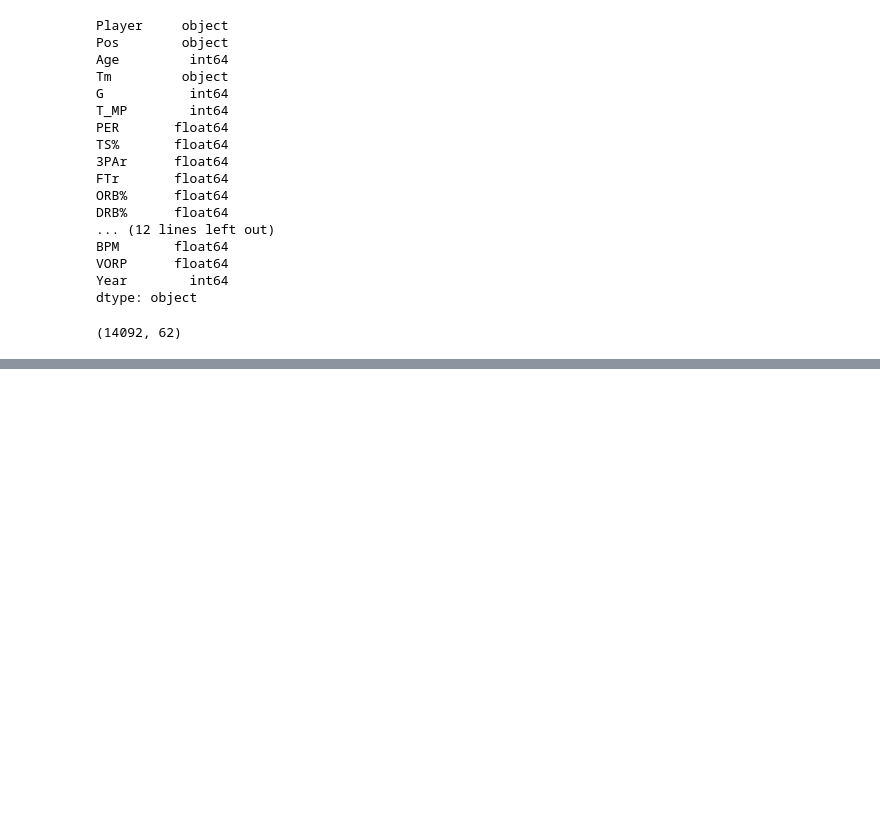
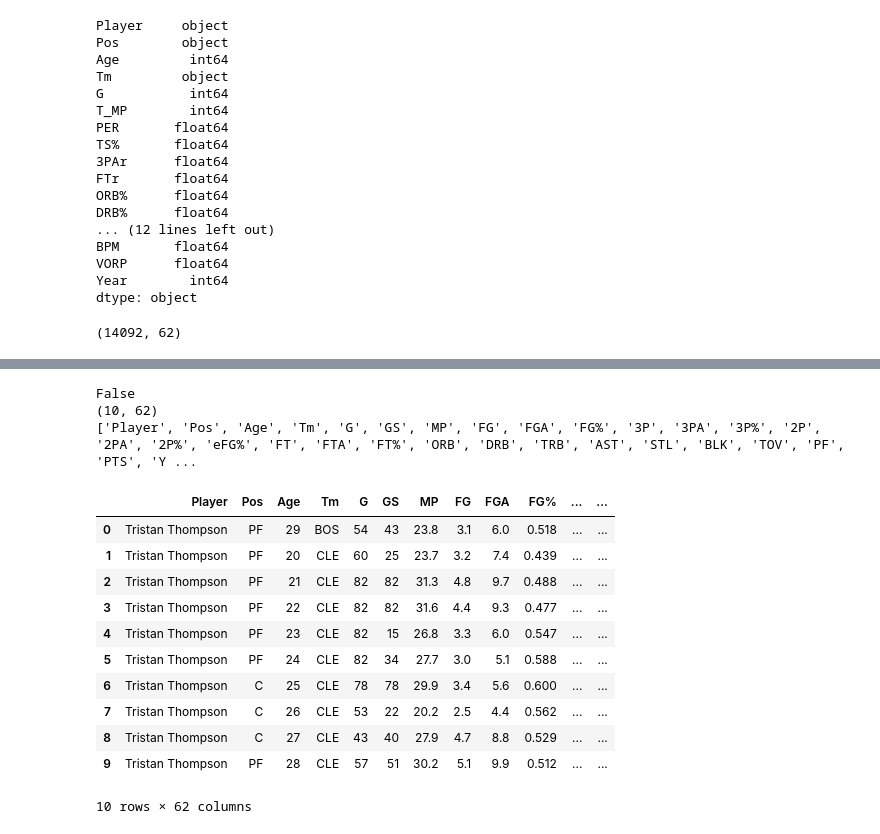
Before and after one commit to ConnorM1205/Final_Project_CS471, a Jupyter notebook: clean_players_adv.ipynb, the cells around one changed output, grey strips where cells are left out. Cells and saved outputs as stored; diff of their text form; code cells hidden in the pictures; blank space fills up the shorter version.

```diff
--- a/clean_players_adv.ipynb
+++ b/clean_players_adv.ipynb
@@ -234,0 +290,23 @@ total_players.to_csv('player_mvp_stats_adv.csv')
+# %%
+print(ttt.isna().values.any())
+print(ttt.shape)
+print(list(ttt.columns))
+# %% [output]
+False
+(10, 62)
+['Player', 'Pos', 'Age', 'Tm', 'G', 'GS', 'MP', 'FG', 'FGA', 'FG%', '3P', '3PA', '3P%', '2P', '2PA', '2P%', 'eFG%', 'FT', 'FTA', 'FT%', 'ORB', 'DRB', 'TRB', 'AST', 'STL', 'BLK', 'TOV', 'PF', 'PTS', 'Y ...
+# %%
+ttt
+# %% [output]
+|  | Player | Pos | Age | Tm | G | GS | MP | FG | FGA | FG% | ... | ... |
+| 0 | Tristan Thompson | PF | 29 | BOS | 54 | 43 | 23.8 | 3.1 | 6.0 | 0.518 | ... | ... |
+| 1 | Tristan Thompson | PF | 20 | CLE | 60 | 25 | 23.7 | 3.2 | 7.4 | 0.439 | ... | ... |
+| 2 | Tristan Thompson | PF | 21 | CLE | 82 | 82 | 31.3 | 4.8 | 9.7 | 0.488 | ... | ... |
+| 3 | Tristan Thompson | PF | 22 | CLE | 82 | 82 | 31.6 | 4.4 | 9.3 | 0.477 | ... | ... |
+| 4 | Tristan Thompson | PF | 23 | CLE | 82 | 15 | 26.8 | 3.3 | 6.0 | 0.547 | ... | ... |
+| 5 | Tristan Thompson | PF | 24 | CLE | 82 | 34 | 27.7 | 3.0 | 5.1 | 0.588 | ... | ... |
+| 6 | Tristan Thompson | C | 25 | CLE | 78 | 78 | 29.9 | 3.4 | 5.6 | 0.600 | ... | ... |
+| 7 | Tristan Thompson | C | 26 | CLE | 53 | 22 | 20.2 | 2.5 | 4.4 | 0.562 | ... | ... |
+| 8 | Tristan Thompson | C | 27 | CLE | 43 | 40 | 27.9 | 4.7 | 8.8 | 0.529 | ... | ... |
+| 9 | Tristan Thompson | PF | 28 | CLE | 57 | 51 | 30.2 | 5.1 | 9.9 | 0.512 | ... | ... |
+10 rows × 62 columns
```
Also changed, not shown: parts of 16 cells of this notebook, 1 other file.
